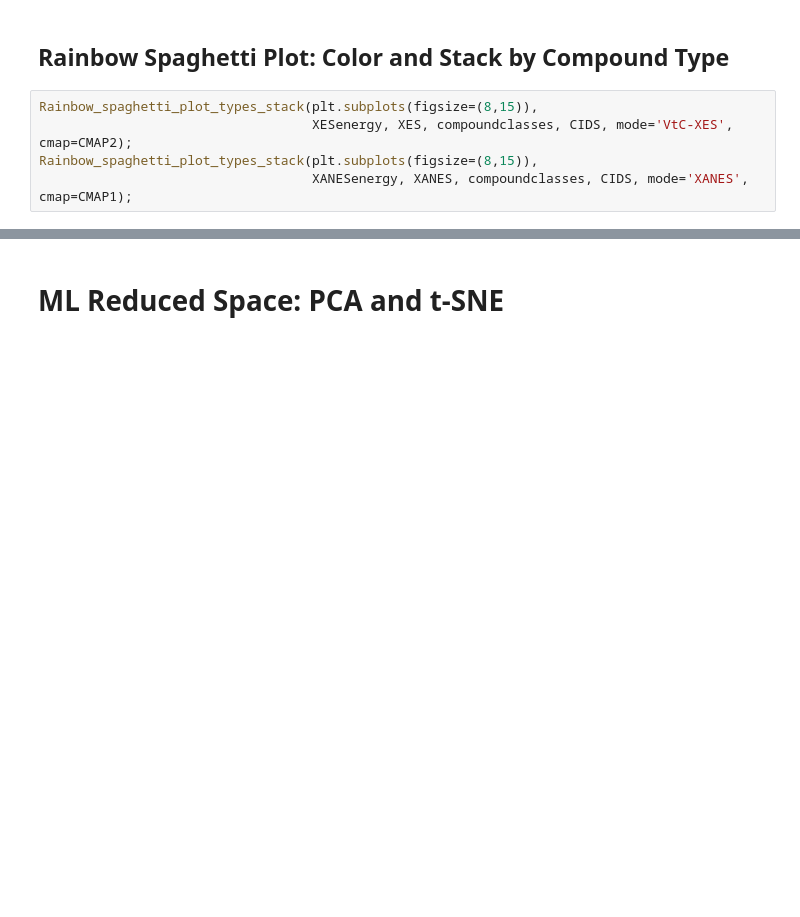
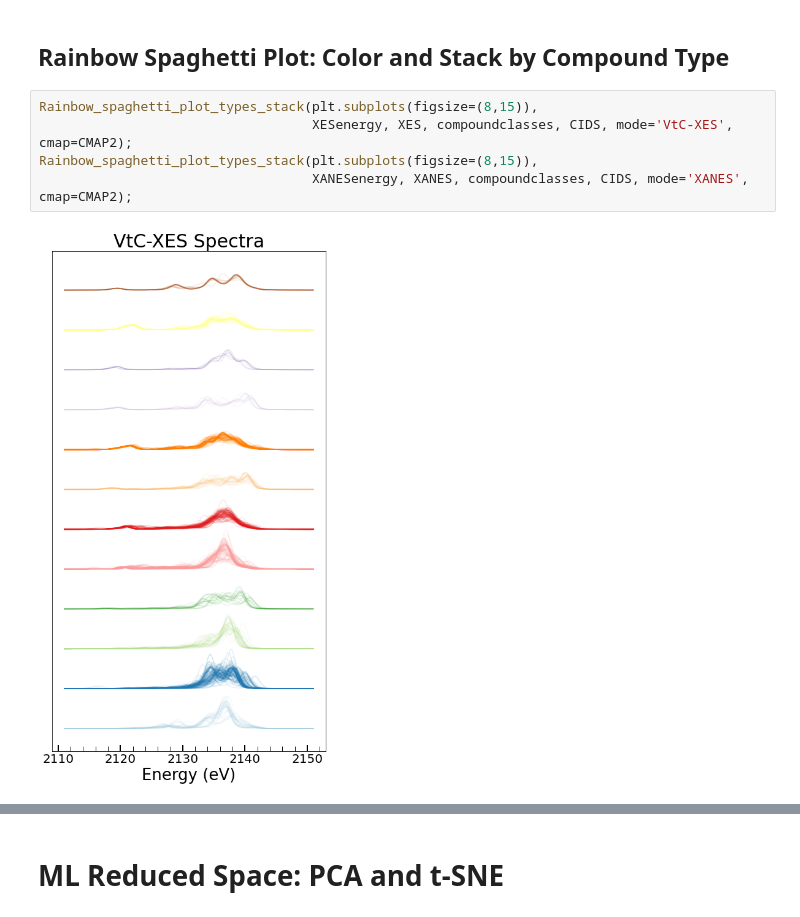
Before and after one commit to Seidler-Lab/Phosphorus-ML-Project, a Jupyter notebook: Data_Analysis_Sam.ipynb, the cells around one changed output, grey strips where cells are left out. Saved outputs shown, nothing was run; the diff lists cells and outputs as text; blank space fills up the shorter version.

```diff
--- a/Data_Analysis_Sam.ipynb
+++ b/Data_Analysis_Sam.ipynb
@@ -259,5 +295,7 @@ Spagetti_plot(XANESenergy, XANES, mode='XANES')
 # %%
 Rainbow_spaghetti_plot_types_stack(plt.subplots(figsize=(8,15)),
                                    XESenergy, XES, compoundclasses, CIDS, mode='VtC-XES', cmap=CMAP2);
 Rainbow_spaghetti_plot_types_stack(plt.subplots(figsize=(8,15)),
-                                   XANESenergy, XANES, compoundclasses, CIDS, mode='XANES', cmap=CMAP1);
+                                   XANESenergy, XANES, compoundclasses, CIDS, mode='XANES', cmap=CMAP2);
+# %% [output]
+[figure, added]
```
Also changed, not shown: parts of 22 cells of this notebook.
